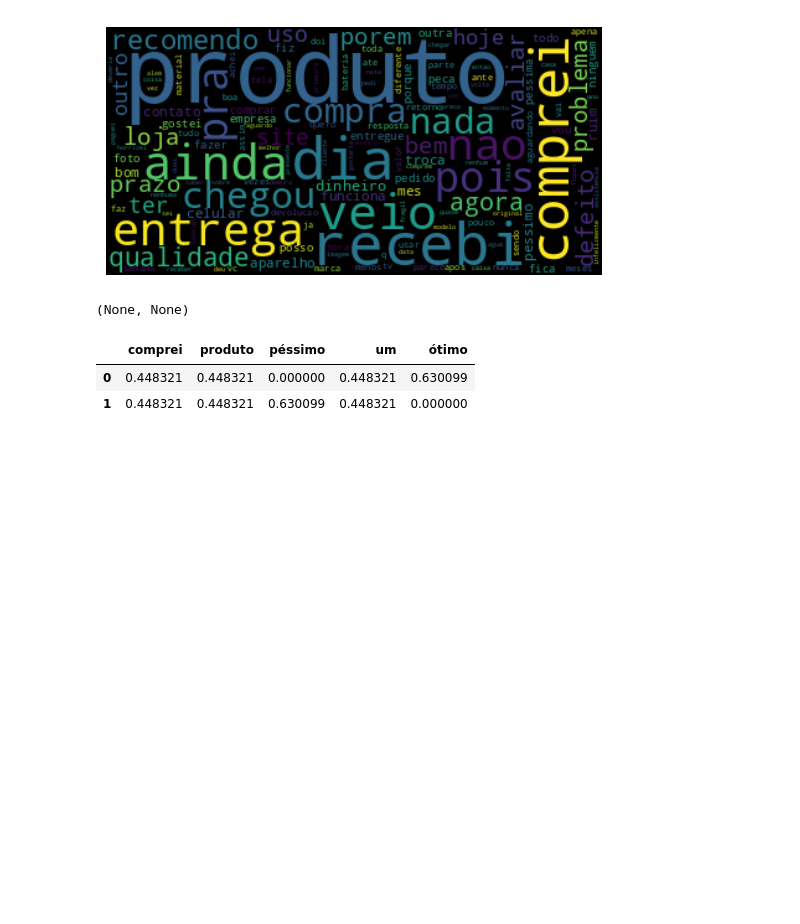
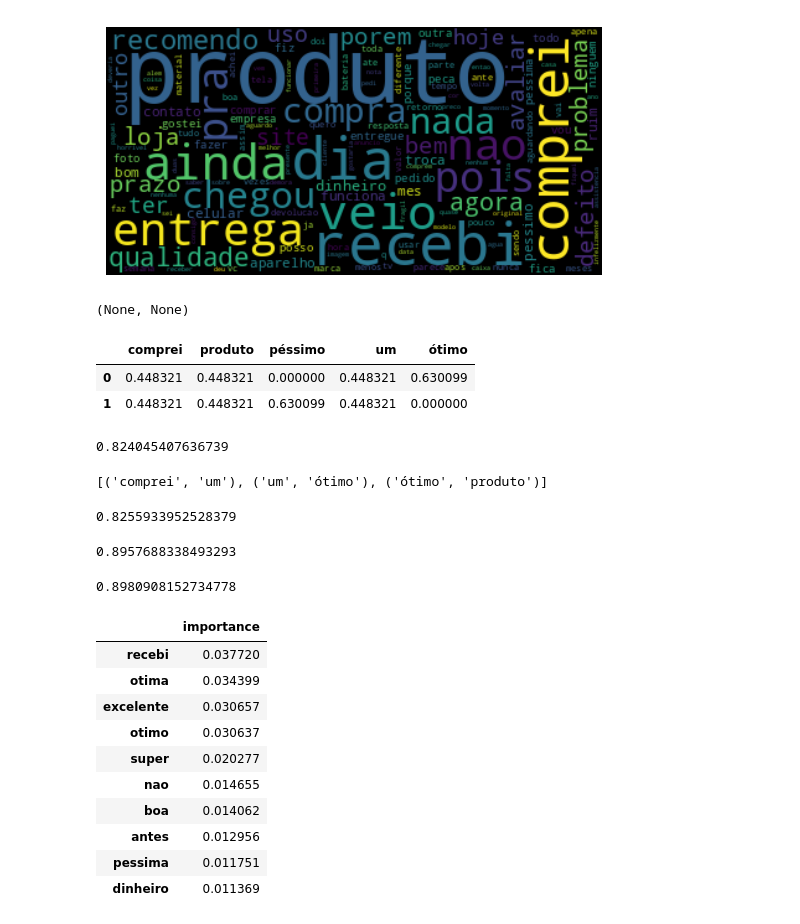
Before and after one commit to isadays/NLP, a Jupyter notebook: Modelo.ipynb, the cells around one changed output. Saved outputs shown, nothing was run; the diff lists cells and outputs as text; code cells hidden in the pictures; blank space fills up the shorter version.

Commit message:
vector_tfidf

```diff
--- a/Modelo.ipynb
+++ b/Modelo.ipynb
@@ -416,3 +417,83 @@ pd.DataFrame(matrix.todense(), columns=tfidf.get_feature_names_out())
 |  | comprei | produto | péssimo | um | ótimo |
 | 0 | 0.448321 | 0.448321 | 0.000000 | 0.448321 | 0.630099 |
 | 1 | 0.448321 | 0.448321 | 0.630099 | 0.448321 | 0.000000 |
+# %%
+matrix = tfidf.fit_transform(df["treatment_5"])
+X_train, X_test, y_train,y_test = train_test_split(matrix,df.sentimento, random_state=4978)
+label_encoder = LabelEncoder()
+y_train = label_encoder.fit_transform(y_train)
+y_test = label_encoder.transform(y_test)
+xgboost =xgb.XGBClassifier(enable_categorical=True)
+xgboost.fit(X_train,y_train)
+accuracy = xgboost.score(X_test,y_test)
+print(accuracy)
+# %% [output]
+0.824045407636739
+# %%
+from nltk import ngrams
+phrases = 'comprei um ótimo produto'
+splitted_phrases = token_space.tokenize(phrases)
+pairs = ngrams(splitted_phrases,2)
+list(pairs)
+# %% [output]
+[('comprei', 'um'), ('um', 'ótimo'), ('ótimo', 'produto')]
+# %%
+tfidf_50 = TfidfVectorizer(lowercase=False, max_features=50, ngram_range=(1,2))
+vector_tfidf = tfidf_50.fit_transform(df['treatment_5'])
+X_train, X_test, y_train,y_test = train_test_split(vector_tfidf,df.sentimento, random_state=4978)
+label_encoder = LabelEncoder()
+y_train = label_encoder.fit_transform(y_train)
+y_test = label_encoder.transform(y_test)
+xgboost =xgb.XGBClassifier(enable_categorical=True)
+xgboost.fit(X_train,y_train)
+accuracy = xgboost.score(X_test,y_test)
+print(accuracy)
+# %% [output]
+0.8255933952528379
+# %%
+tfidf_100 = TfidfVectorizer(lowercase=False, max_features=1000, ngram_range=(1,2))
+vector_tfidf = tfidf_100.fit_transform(df['treatment_5'])
+X_train, X_test, y_train,y_test = train_test_split(vector_tfidf,df.sentimento, random_state=4978)
+label_encoder = LabelEncoder()
+y_train = label_encoder.fit_transform(y_train)
+y_test = label_encoder.transform(y_test)
+xgboost =xgb.XGBClassifier(enable_categorical=True)
+xgboost.fit(X_train,y_train)
+accuracy = xgboost.score(X_test,y_test)
+print(accuracy)
+# %% [output]
+0.8957688338493293
+# %%
+tfidf_100 = TfidfVectorizer(lowercase=False, max_features=1000, ngram_range=(1,3))
+vector_tfidf = tfidf_100.fit_transform(df['treatment_5'])
+X_train, X_test, y_train,y_test = train_test_split(vector_tfidf,df.sentimento, random_state=4978)
+label_encoder = LabelEncoder()
+y_train = label_encoder.fit_transform(y_train)
+y_test = label_encoder.transform(y_test)
+xgboost =xgb.XGBClassifier(enable_categorical=True)
+xgboost.fit(X_train,y_train)
+accuracy = xgboost.score(X_test,y_test)
+print(accuracy)
+# %% [output]
+0.8980908152734778
+# %%
+feature_importances = pd.DataFrame(
+    xgboost.feature_importances_,
+    index=tfidf_100.get_feature_names_out(),
+    columns=["importance"]
+)
+
+feature_importances = feature_importances.sort_values(by="importance", ascending=False)
+feature_importances.head(10)
+# %% [output]
+|  | importance |
+| recebi | 0.037720 |
+| otima | 0.034399 |
+| excelente | 0.030657 |
+| otimo | 0.030637 |
+| super | 0.020277 |
+| nao | 0.014655 |
+| boa | 0.014062 |
+| antes | 0.012956 |
+| pessima | 0.011751 |
+| dinheiro | 0.011369 |
```
Also changed, not shown: parts of 1 cell of this notebook.
